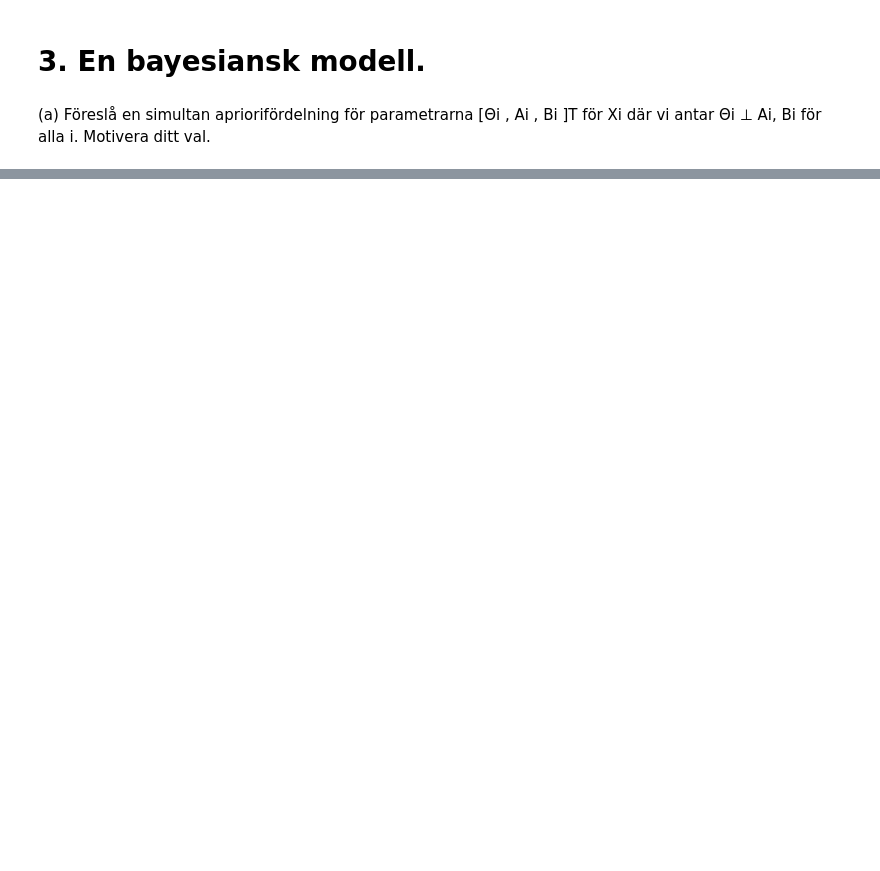
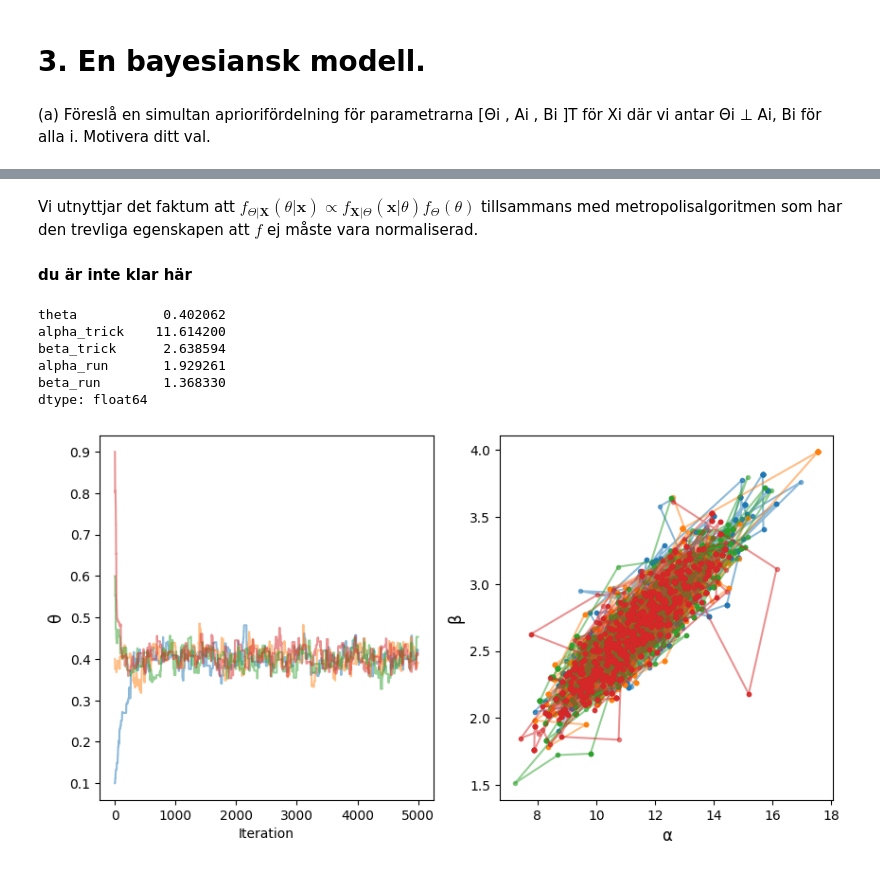
Before and after one commit to vilhelm-k/SF1930, a Jupyter notebook: Projekt.ipynb, the cells around one changed output, grey strips where cells are left out. Cells and saved outputs as stored; diff of their text form; code cells hidden in the pictures; blank space fills up the shorter version.

```diff
--- a/Projekt.ipynb
+++ b/Projekt.ipynb
@@ -177,0 +200,29 @@ dtype: int64
+# %% [markdown]
+Vi utnyttjar det faktum att $f_{\Theta | \mathbf{X}}(\theta | \mathbf{x}) \propto f_{\mathbf{X} | \Theta}(\mathbf{x} | \theta) f_{\Theta}(\theta)$ tillsammans med metropolisalgoritmen som har den trevliga egenskapen att $f$ ej måste vara normaliserad.
+#### du är inte klar här
+# %%
+def log_prior_trick(theta, alpha, beta, a = 1, b = 1, lamda = 1, phi = 3):
+    return (a - 1) * np.log(theta) + (b - 1) * np.log(1 - theta) + (phi - 1) * np.log(alpha + beta + 1) - lamda*(alpha + beta + 1) - np.log(alpha + beta)
+
+def log_posterior_trick(data, theta, alpha, beta, a = 1, b = 1, lamda = 1, phi = 3): # ignoring constants
+    log_p = log_prior_trick(theta, alpha, beta, a, b, lamda, phi)
+
+    for x in data:
+        if x == 0:
+            log_p += np.log(1 - theta)
+        else:
+            log_p += np.log(theta) + loggamma(alpha + beta) - loggamma(alpha) - loggamma(beta) + (alpha - 1) * np.log(x) + (beta - 1) * np.log(1 - x)
+
+    return log_p
+# %%
+whole_model_params = compute_stats(df)
+print(whole_model_params)
+# %% [output]
+theta           0.402062
+alpha_trick    11.614200
+beta_trick      2.638594
+alpha_run       1.929261
+beta_run        1.368330
+dtype: float64
+# %%
+tricks = np.concatenate([df[f'trick {i}'] for i in range(1, 5)])
@@ -177,0 +252,25 @@ dtype: int64
+# %%
+n_chains = 4
+n_samples = 5000
+proposal_sd = [0.05, 0.3, 0.3]
+theta_start = [0.1, 0.4, 0.6, 0.9]
+alpha_start = whole_model_params['alpha_trick'] + np.exp(stats.cauchy.rvs(size=n_chains, scale=0.05))
+beta_start = whole_model_params['beta_trick'] + np.exp(stats.cauchy.rvs(size=n_chains, scale=0.05))
+
+samples_list = []
+for i in range(n_chains):
+    samples = metropolis_algorithm(tricks, log_posterior_trick, n_samples, proposal_sd, [theta_start[i], alpha_start[i], beta_start[i]])
+    samples_list.append(samples)
+
+fig, axs = plt.subplots(1, 2, figsize=(10, 5))
+axs[0].set_xlabel('Iteration')
+axs[0].set_ylabel('θ', fontsize=12)
+axs[1].set_xlabel('α', fontsize=12)
+axs[1].set_ylabel('β', fontsize=12)
+
+for i in range(n_chains):
+    thetas, alphas, betas = samples_list[i].T
+    axs[0].plot(thetas, alpha=0.5, label=f'Chain {i + 1}')
+    axs[1].plot(alphas, betas, '.-', alpha=0.5, label=f'Chain {i + 1}')
+# %% [output]
+[figure, added]
```
Also changed, not shown: parts of 9 cells of this notebook, 2 other files.
